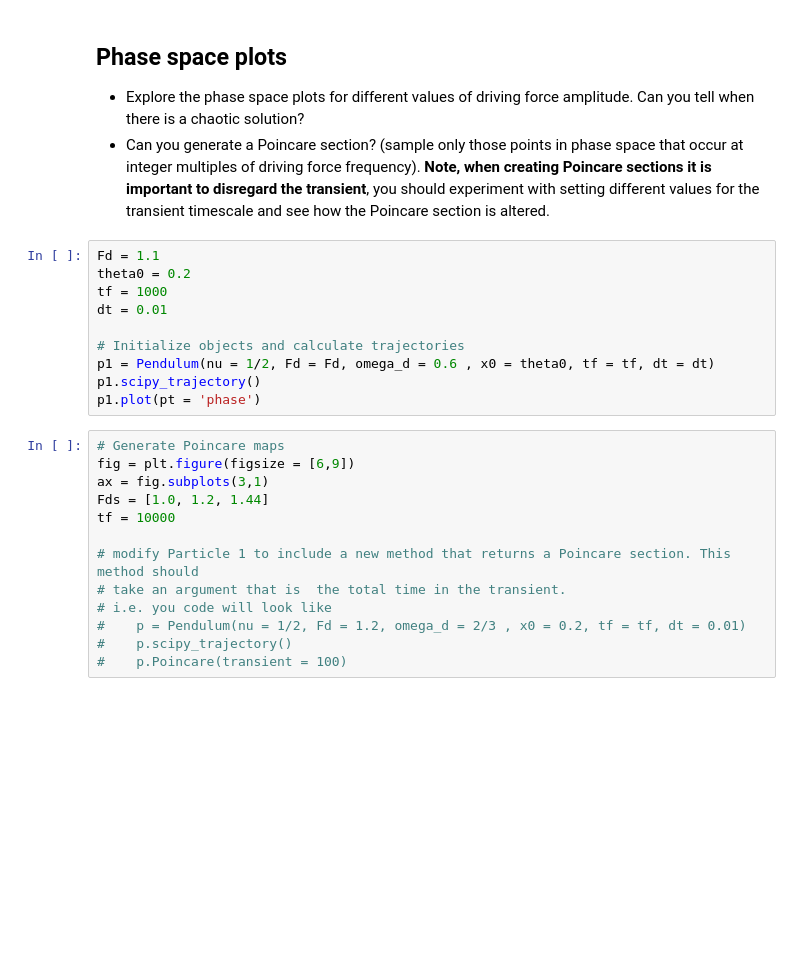
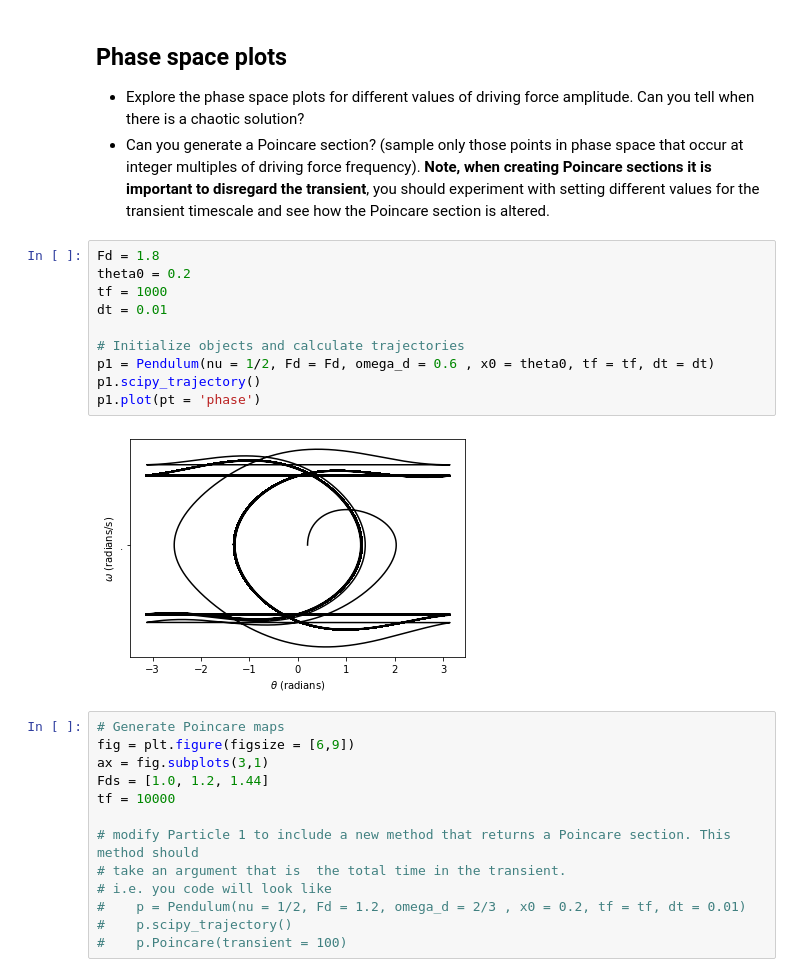
Before and after one commit to sdxiang2/Lectures, a Jupyter notebook: Lecture6.ipynb, the cells around one changed output. Drawn from its saved outputs; the diff is of its cells as text; blank space fills up the shorter version.

```diff
--- a/Lecture6.ipynb
+++ b/Lecture6.ipynb
@@ -188,15 +192,17 @@ plt.show()
 * Explore the phase space plots for different values of driving force amplitude. Can you tell when there is a chaotic solution?
 * Can you generate a Poincare section? (sample only those points in phase space that occur at integer multiples of driving force frequency). **Note, when creating Poincare sections it is important to disregard the transient**, you should experiment with setting different values for the transient timescale and see how the Poincare section is altered.
 # %%
-Fd = 1.1
+Fd = 1.8
 theta0 = 0.2
 tf = 1000
 dt = 0.01
 
 # Initialize objects and calculate trajectories
 p1 = Pendulum(nu = 1/2, Fd = Fd, omega_d = 0.6 , x0 = theta0, tf = tf, dt = dt)
 p1.scipy_trajectory()
 p1.plot(pt = 'phase')
+# %% [output]
+[figure, added]
 # %%
 # Generate Poincare maps
 fig = plt.figure(figsize = [6,9])
```
Also changed, not shown: parts of 4 cells of this notebook, 2 other files.
